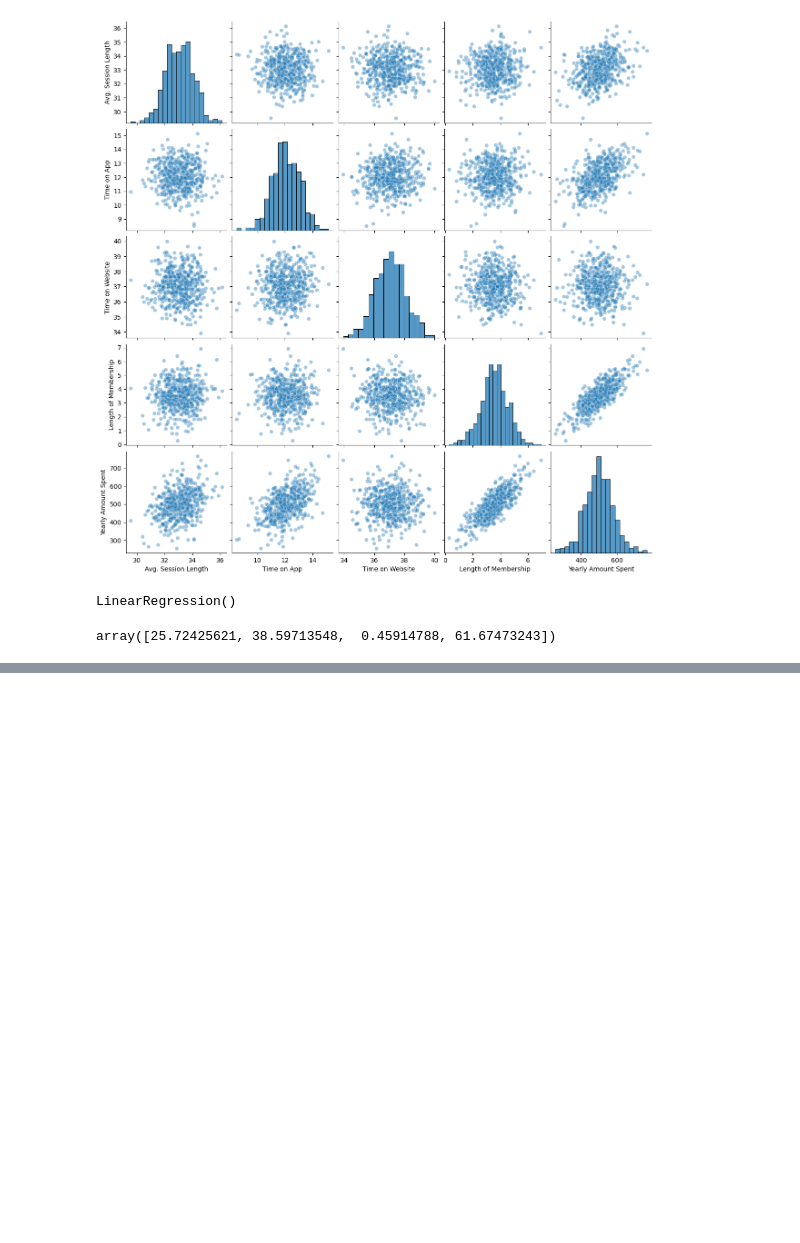
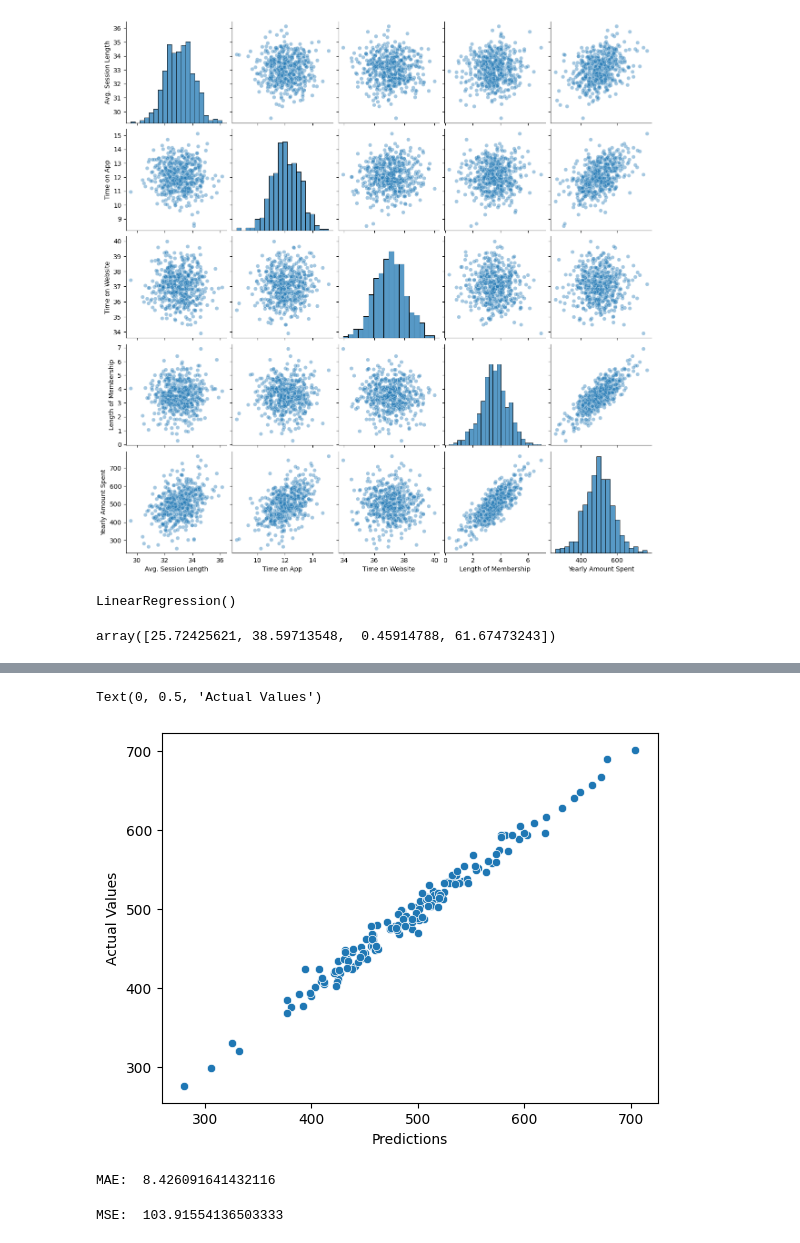
Before and after one commit to YounesBensafia/RegressionX, a Jupyter notebook: regressionX_main.ipynb, the cells around one changed output, grey strips where cells are left out. Drawn from its saved outputs; the diff is of its cells as text; code cells hidden in the pictures; blank space fills up the shorter version.

```diff
--- a/regressionX_main.ipynb
+++ b/regressionX_main.ipynb
@@ -79,0 +82,2 @@ array([25.72425621, 38.59713548,  0.45914788, 61.67473243])
+# %%
+predictions = lm.predict(X_test)
@@ -79,0 +104,7 @@ array([25.72425621, 38.59713548,  0.45914788, 61.67473243])
+# %%
+sns.scatterplot(x=predictions, y=y_test)
+plt.xlabel('Predictions')
+plt.ylabel('Actual Values')
+# %% [output]
+Text(0, 0.5, 'Actual Values')
+[figure, added]
@@ -79,0 +114,8 @@ array([25.72425621, 38.59713548,  0.45914788, 61.67473243])
+# %%
+print("MAE: ", mean_absolute_error(y_test, predictions))
+# %% [output]
+MAE:  8.426091641432116
+# %%
+print("MSE: ", mean_squared_error(y_test, predictions))
+# %% [output]
+MSE:  103.91554136503333
```
Also changed, not shown: parts of 7 cells of this notebook.
